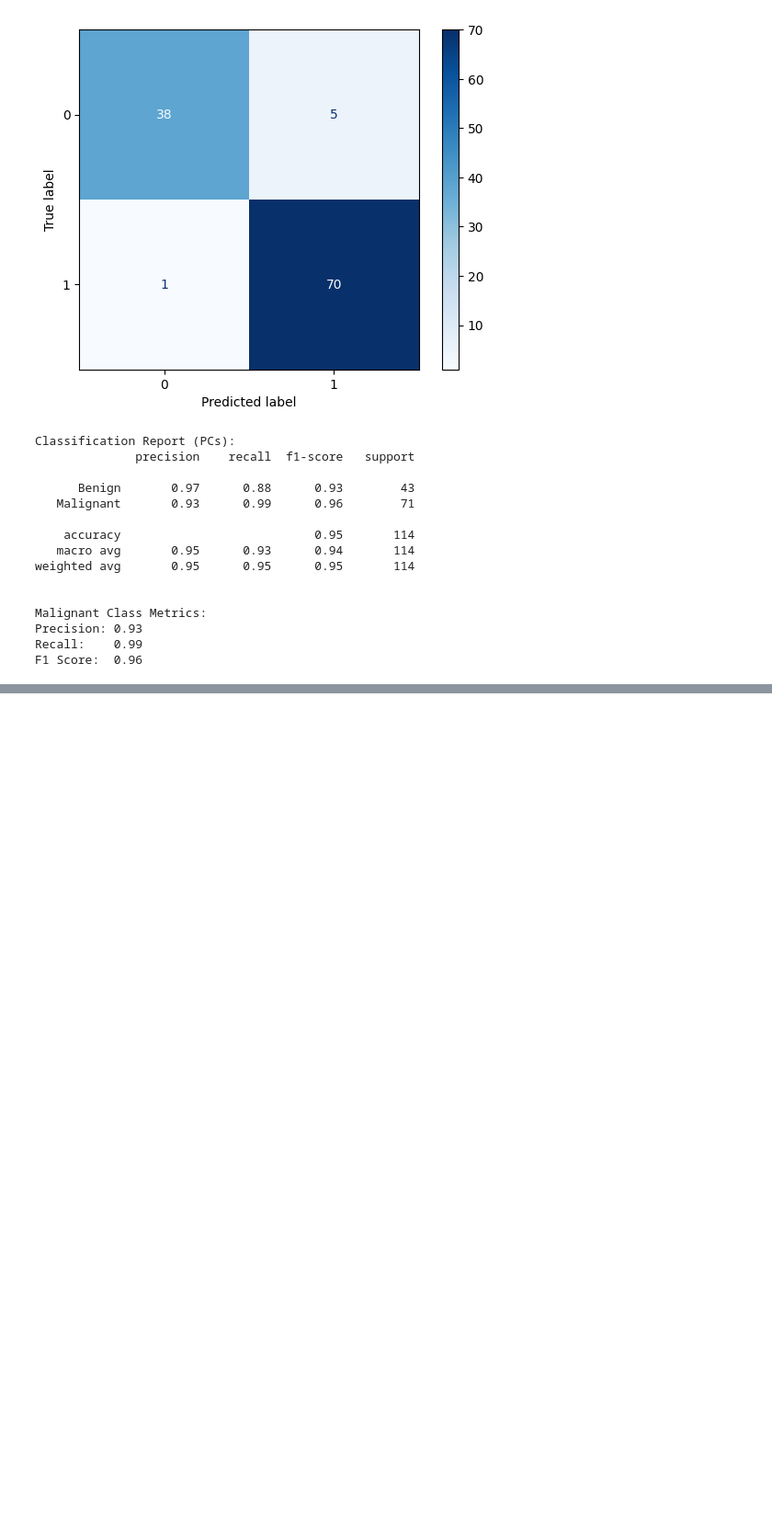
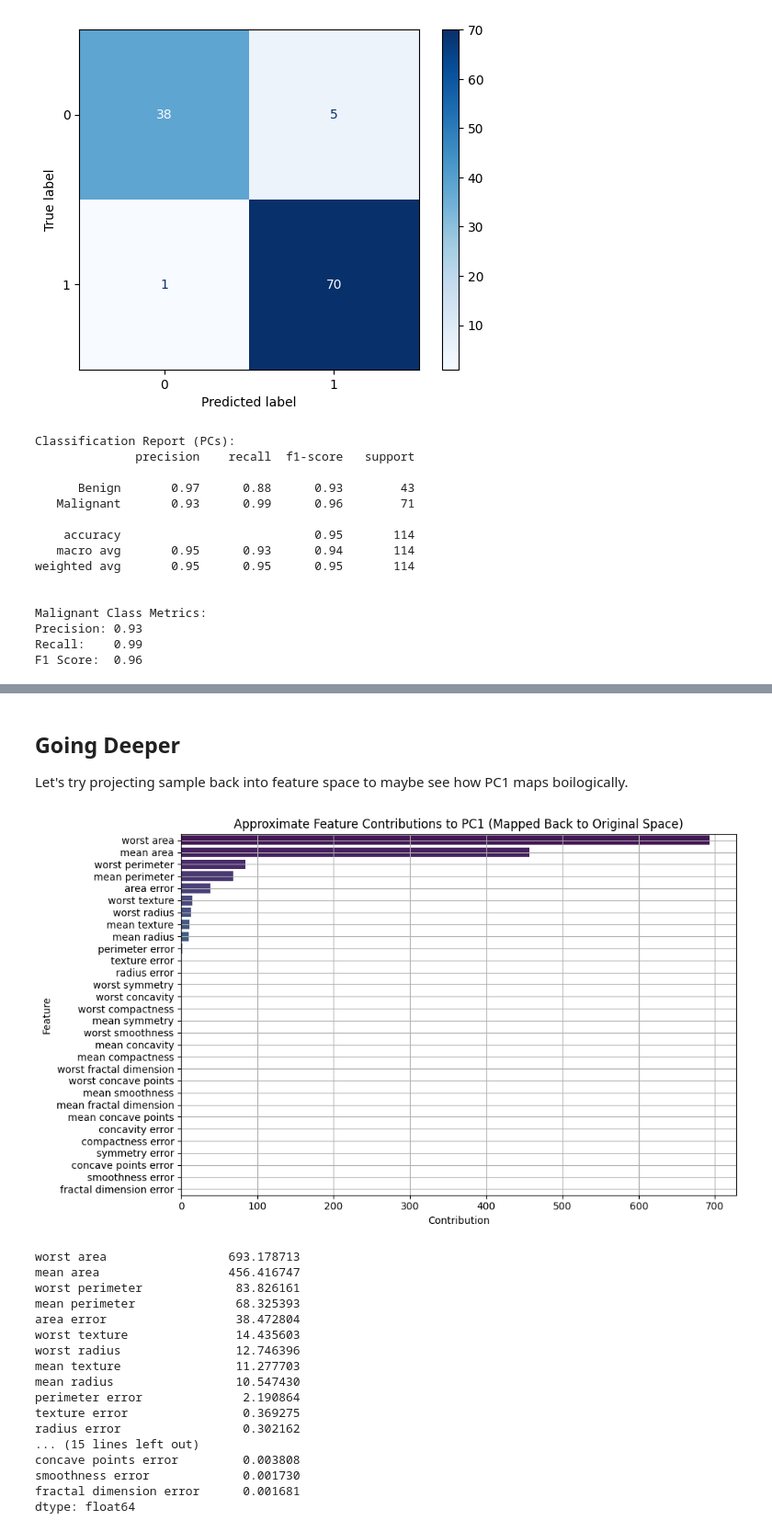
Before and after one commit to fractalclockwork/Chem277B, a Jupyter notebook: hw/HW_03/03_HW.ipynb, the cells around one changed output, grey strips where cells are left out. Shown at 92% size. Saved outputs shown, nothing was run; the diff lists cells and outputs as text; code cells hidden in the pictures; blank space fills up the shorter version.

```diff
--- a/hw/HW_03/03_HW.ipynb
+++ b/hw/HW_03/03_HW.ipynb
@@ -794,0 +911,55 @@ With PC1 alone we are extracting a **latent morphological axis** (a combination
+# %% [markdown]
+## Going Deeper
+
+Let's try projecting sample back into feature space to maybe see how PC1 maps boilogically.
+# %%
+# Get the PC1 loading vector, shape is [n_features]
+pc1_vector = pca.components_[0]
+
+# project PC1 back into scaled feature space
+# to get the direction in scaled space
+pc1_scaled_space = pc1_vector * pca.explained_variance_[0]**0.5 # right?
+
+# inverse transform to original feature space
+# approximate contribution of each original feature to PC1
+# ...did we do this right? looks okay...
+pc1_original_space = scaler.inverse_transform([pc1_scaled_space])[0]
+
+# label our Series, damn I love pandas
+pc1_feature_contributions = pd.Series(pc1_original_space, index=X_train.columns)
+pc1_feature_contributions = pc1_feature_contributions.sort_values(ascending=False)
+
+# plot like a villian
+plt.figure(figsize=(10, 6))
+sns.barplot(x=pc1_feature_contributions.values,
+            y=pc1_feature_contributions.index,
+            hue=pc1_feature_contributions.index,
+            palette='viridis'
+           )
+plt.title('Approximate Feature Contributions to PC1 (Mapped Back to Original Space)')
+plt.xlabel('Contribution')
+plt.ylabel('Feature')
+plt.grid(True)
+plt.tight_layout()
+plt.show()
+
+print(pc1_feature_contributions)
+# %% [output]
+[figure, added]
+worst area                 693.178713
+mean area                  456.416747
+worst perimeter             83.826161
+mean perimeter              68.325393
+area error                  38.472804
+worst texture               14.435603
+worst radius                12.746396
+mean texture                11.277703
+mean radius                 10.547430
+perimeter error              2.190864
+texture error                0.369275
+radius error                 0.302162
+... (15 lines left out)
+concave points error         0.003808
+smoothness error             0.001730
+fractal dimension error      0.001681
+dtype: float64
```
Also changed, not shown: parts of 20 cells of this notebook.
